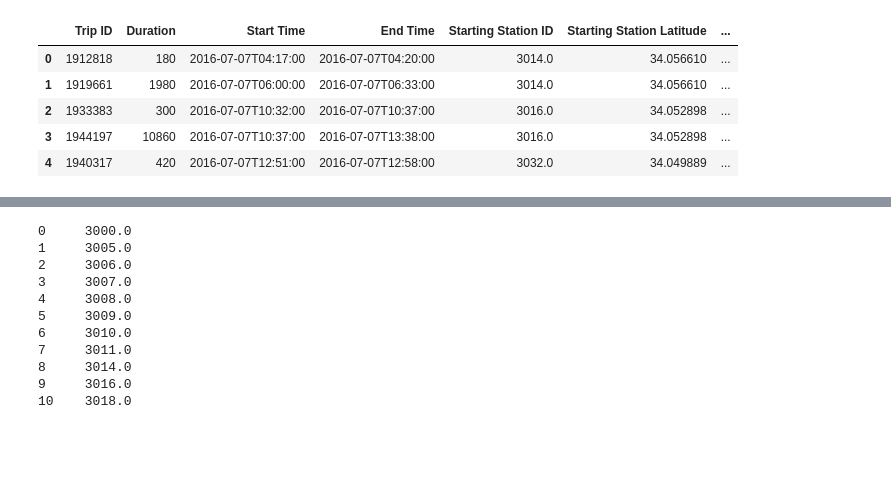
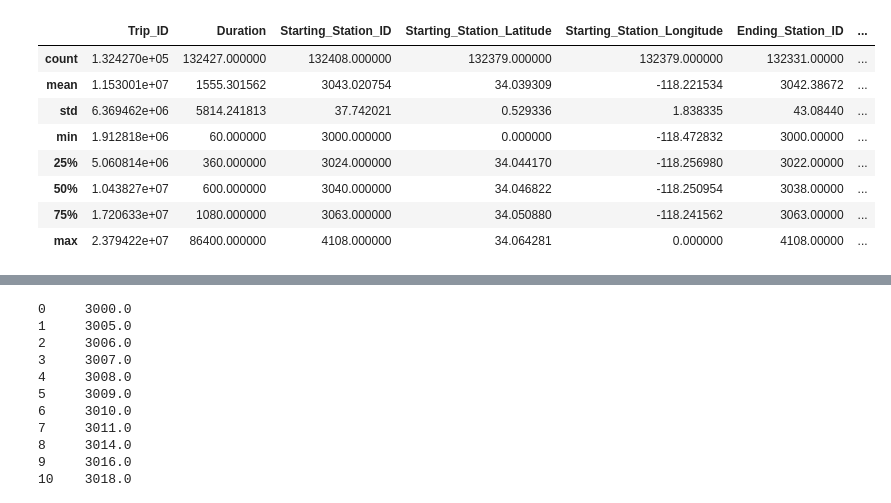
Before and after one commit to scotius/Thinkful, a Jupyter notebook: DataScienceFundamentals/Unit4/Lesson4/Untitled1.ipynb, the cells around one changed output, grey strips where cells are left out. Drawn from its saved outputs; the diff is of its cells as text; code cells hidden in the pictures; blank space fills up the shorter version.

```diff
--- a/DataScienceFundamentals/Unit4/Lesson4/Untitled1.ipynb
+++ b/DataScienceFundamentals/Unit4/Lesson4/Untitled1.ipynb
@@ -4,14 +4,19 @@ import numpy as np
 import matplotlib.pyplot as plt
 # %%
 df1 = pd.read_csv('metro-bike-share-trip-data.csv', low_memory=False)
+# %%
+df1.columns = df1.columns.str.replace(' ','_')
 # %%
-df1.head()
+df1.describe()
 # %% [output]
-|  | Trip ID | Duration | Start Time | End Time | Starting Station ID | Starting Station Latitude | ... |
-| 0 | 1912818 | 180 | 2016-07-07T04:17:00 | 2016-07-07T04:20:00 | 3014.0 | 34.056610 | ... |
-| 1 | 1919661 | 1980 | 2016-07-07T06:00:00 | 2016-07-07T06:33:00 | 3014.0 | 34.056610 | ... |
-| 2 | 1933383 | 300 | 2016-07-07T10:32:00 | 2016-07-07T10:37:00 | 3016.0 | 34.052898 | ... |
-| 3 | 1944197 | 10860 | 2016-07-07T10:37:00 | 2016-07-07T13:38:00 | 3016.0 | 34.052898 | ... |
-| 4 | 1940317 | 420 | 2016-07-07T12:51:00 | 2016-07-07T12:58:00 | 3032.0 | 34.049889 | ... |
+|  | Trip_ID | Duration | Starting_Station_ID | Starting_Station_Latitude | Starting_Station_Longitude | Ending_Station_ID | ... |
+| count | 1.324270e+05 | 132427.000000 | 132408.000000 | 132379.000000 | 132379.000000 | 132331.00000 | ... |
+| mean | 1.153001e+07 | 1555.301562 | 3043.020754 | 34.039309 | -118.221534 | 3042.38672 | ... |
+| std | 6.369462e+06 | 5814.241813 | 37.742021 | 0.529336 | 1.838335 | 43.08440 | ... |
+| min | 1.912818e+06 | 60.000000 | 3000.000000 | 0.000000 | -118.472832 | 3000.00000 | ... |
+| 25% | 5.060814e+06 | 360.000000 | 3024.000000 | 34.044170 | -118.256980 | 3022.00000 | ... |
+| 50% | 1.043827e+07 | 600.000000 | 3040.000000 | 34.046822 | -118.250954 | 3038.00000 | ... |
+| 75% | 1.720633e+07 | 1080.000000 | 3063.000000 | 34.050880 | -118.241562 | 3063.00000 | ... |
+| max | 2.379422e+07 | 86400.000000 | 4108.000000 | 34.064281 | 0.000000 | 4108.00000 | ... |
 # %%
 starting_station_count = df1[['Starting Station ID', 'Trip ID']].groupby('Starting Station ID').count().reset_index()
```
Also changed, not shown: parts of 3 cells of this notebook, 1 other file.
